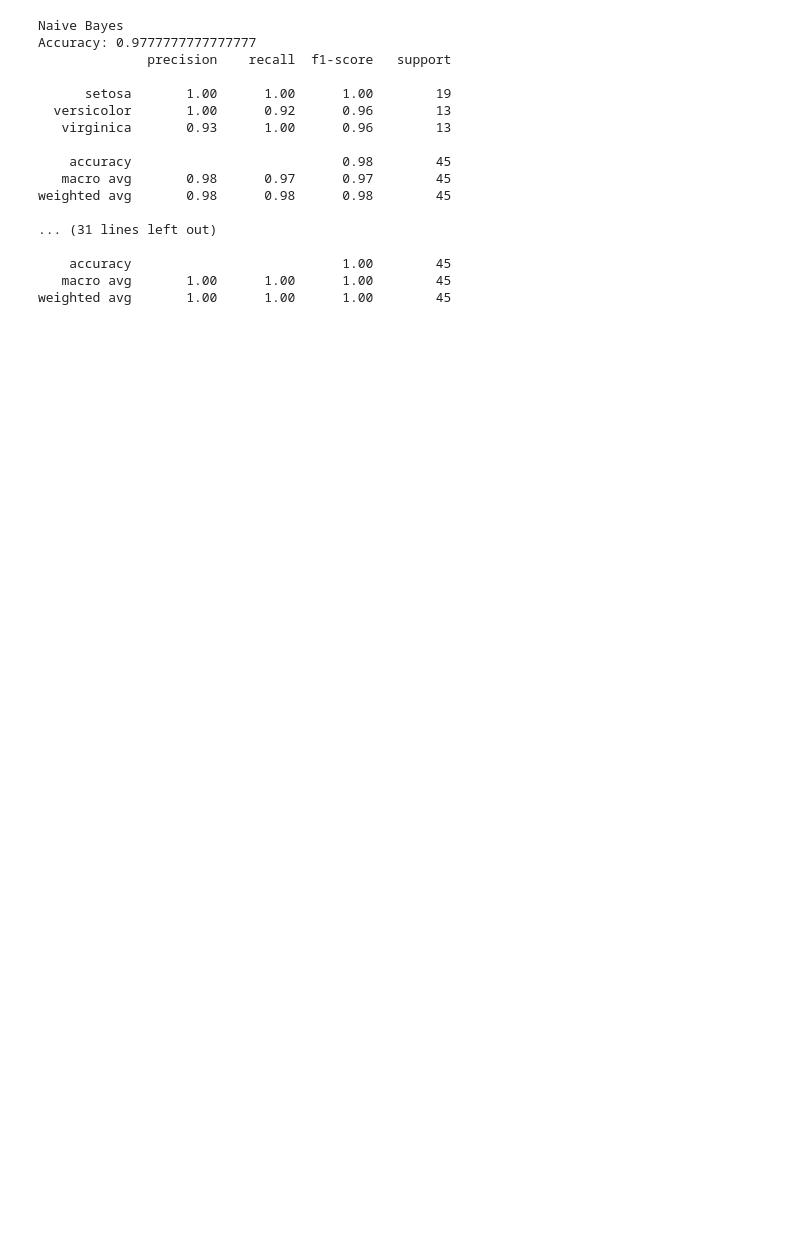
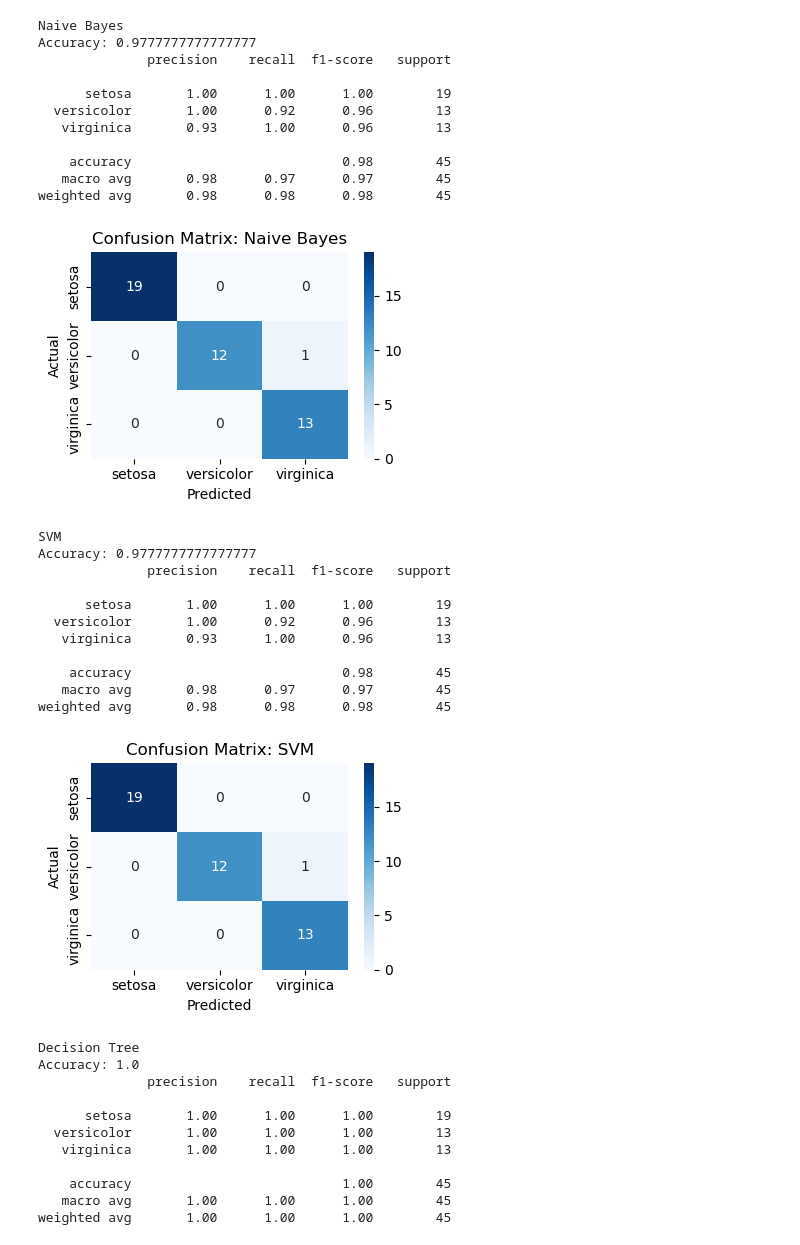
Before and after one commit to Sushrutritgithub/ml-coursework, a Jupyter notebook: Prac_1.ipynb, the cells around one changed output. Saved outputs shown, nothing was run; the diff lists cells and outputs as text; code cells hidden in the pictures; blank space fills up the shorter version.

```diff
--- a/Prac_1.ipynb
+++ b/Prac_1.ipynb
@@ -29,28 +29,55 @@ models = {
     "KNN": KNeighborsClassifier(n_neighbors=3)
 }
 # %%
+from sklearn.metrics import confusion_matrix
+import matplotlib.pyplot as plt
+
 target_names = sorted(y.unique())
 for name, model in models.items():
   model.fit(x_train, y_train)
   y_pred = model.predict(x_test)
   print(f'{name}')
   print(f'Accuracy: {accuracy_score(y_test, y_pred)}')
   print(f'{classification_report(y_test, y_pred, target_names=target_names)}')
+  plt.figure(figsize=(4, 3))
+  sns.heatmap(confusion_matrix(y_test, y_pred), annot=True, fmt='d', cmap='Blues',
+  xticklabels=df['species'].unique(), yticklabels=df['species'].unique())
+  plt.title(f'Confusion Matrix: {name}')
+  plt.xlabel('Predicted'); plt.ylabel('Actual')
+  plt.tight_layout(); plt.show()
 # %% [output]
 Naive Bayes
 Accuracy: 0.9777777777777777
               precision    recall  f1-score   support
 
       setosa       1.00      1.00      1.00        19
   versicolor       1.00      0.92      0.96        13
    virginica       0.93      1.00      0.96        13
 
     accuracy                           0.98        45
    macro avg       0.98      0.97      0.97        45
 weighted avg       0.98      0.98      0.98        45
-
-... (31 lines left out)
-
-    accuracy                           1.00        45
-   macro avg       1.00      1.00      1.00        45
-weighted avg       1.00      1.00      1.00        45
+[figure, added]
+SVM
+Accuracy: 0.9777777777777777
+              precision    recall  f1-score   support
+
+      setosa       1.00      1.00      1.00        19
+  versicolor       1.00      0.92      0.96        13
+   virginica       0.93      1.00      0.96        13
+
+    accuracy                           0.98        45
+   macro avg       0.98      0.97      0.97        45
+weighted avg       0.98      0.98      0.98        45
+[figure, added]
+Decision Tree
+Accuracy: 1.0
+              precision    recall  f1-score   support
+
+      setosa       1.00      1.00      1.00        19
+  versicolor       1.00      1.00      1.00        13
+   virginica       1.00      1.00      1.00        13
+
+    accuracy                           1.00        45
+   macro avg       1.00      1.00      1.00        45
+weighted avg       1.00      1.00      1.00        45
```
Also changed, not shown: parts of 1 cell of this notebook, 2 other files.
